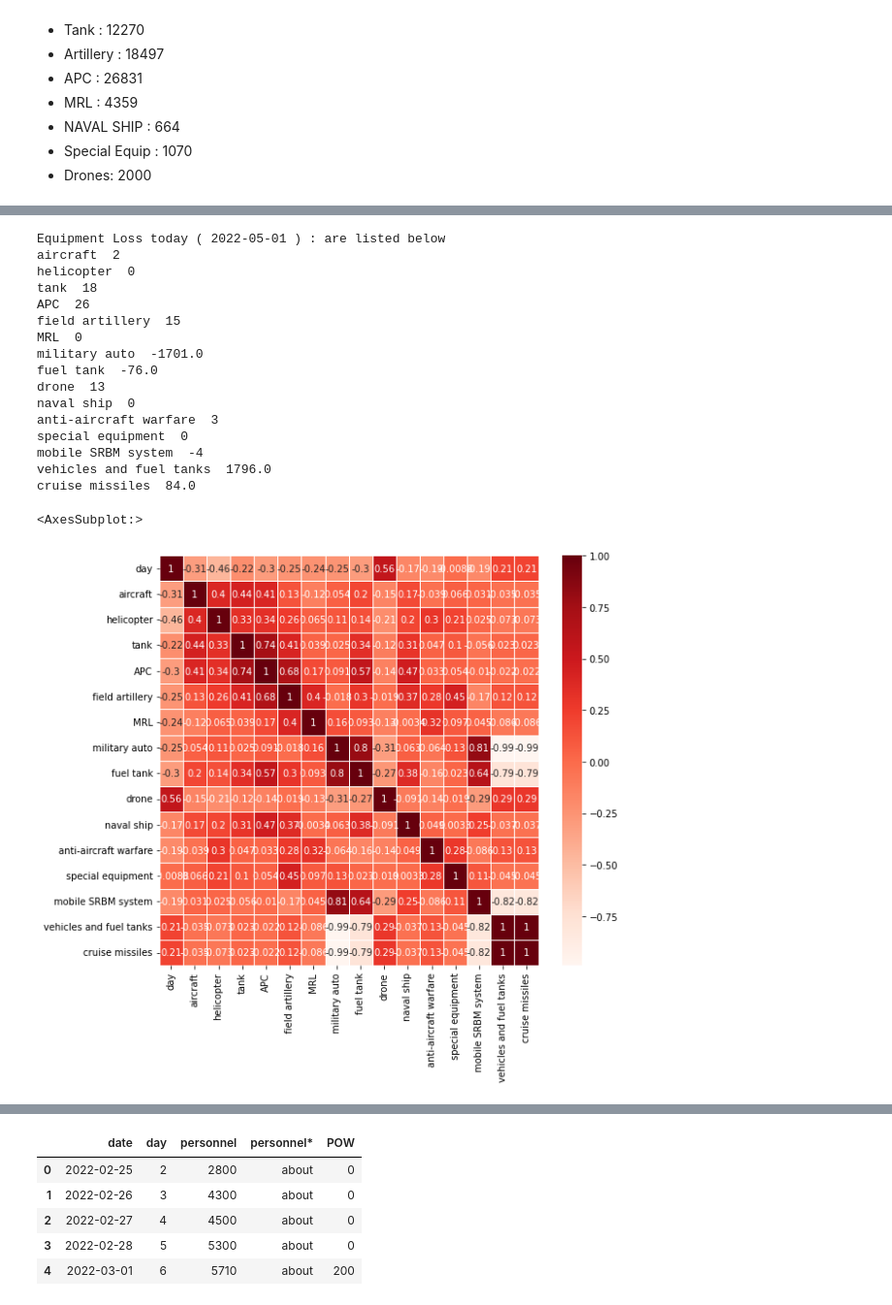
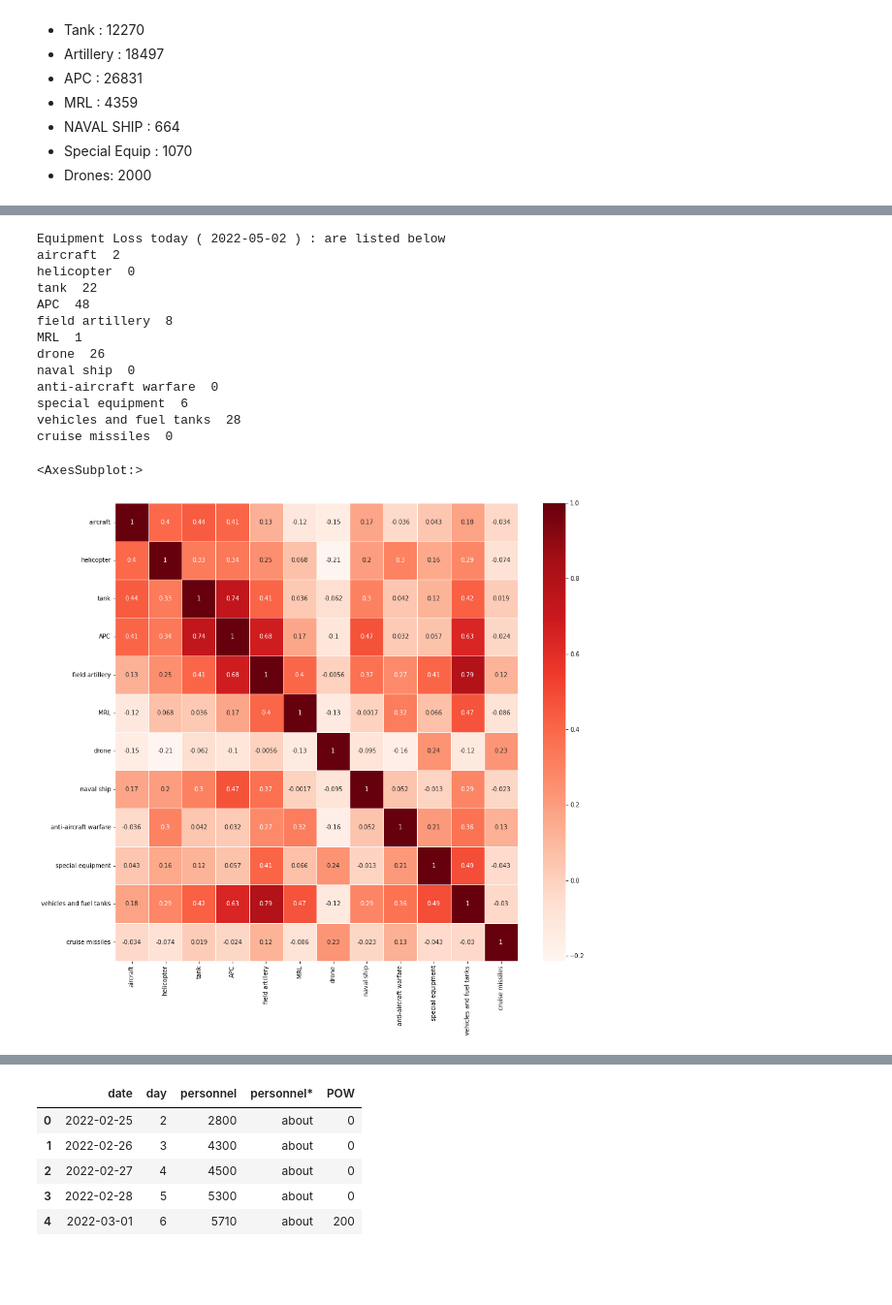
Before and after one commit to DhanushNarayanan7/Ukraine-Russia-Analysis, a Jupyter notebook: Ukraine_Russia_2022_Analysis.ipynb, the cells around one changed output, grey strips where cells are left out. Shown at 97% size. Saved outputs shown, nothing was run; the diff lists cells and outputs as text; code cells hidden in the pictures; blank space fills up the shorter version.

```diff
--- a/Ukraine_Russia_2022_Analysis.ipynb
+++ b/Ukraine_Russia_2022_Analysis.ipynb
@@ -67,3 +68,10 @@ mobile SRBM system         0
 vehicles and fuel tanks    0
 cruise missiles            0
 dtype: int64
+# %%
+i=0
+while i<=64:
+    df["vehicles and fuel tanks"][i]=df["military auto"][i]+df['fuel tank'][i]
+    i+=1
+
+df = df.drop(['military auto', 'fuel tank'], 1)
@@ -69,0 +83,9 @@ dtype: int64
+# %%
+i=0
+while i<=64:
+    df["cruise missiles"][i]=df["mobile SRBM system"][i]+df['cruise missiles'][i]
+    i+=1
+
+df= df.drop("mobile SRBM system", 1)
+df_subcopy=df.copy()
+df
@@ -70,11 +110,11 @@ dtype: int64
 # %%
 #cumulative describe
 #df.describe()
-today = date.today()
-yesterday= today - timedelta(days = 1)
+#today = date.today()
+#yesterday= today - timedelta(days = 1)
 
-needed_list=["aircraft","helicopter","tank","APC","field artillery","MRL","military auto","fuel tank","drone","naval ship","anti-aircraft warfare","special equipment","mobile SRBM system","vehicles and fuel tanks","cruise missiles"]
-print('\033[1m'"The Equipment Losses till ",yesterday," are listed Below :"'\033[0m')
+needed_list=["aircraft","helicopter","tank","APC","field artillery","MRL","drone","naval ship","anti-aircraft warfare","special equipment","vehicles and fuel tanks","cruise missiles"]
+print('\033[1m'"The Equipment Losses till ",df['date'].iloc[-1]," are listed Below :"'\033[0m')
 Total_loss_of_equipment=0
 for i in needed_list:
     Total_loss_of_equipment = Total_loss_of_equipment +df[i].max()
@@ -115,7 +152,7 @@ The total loss of equipments :  8472.0
 * Drones: 2000
 # %%
 #changing the dataframe from cumulative to daily change
-needed_list=["aircraft","helicopter","tank","APC","field artillery","MRL","military auto","fuel tank","drone","naval ship","anti-aircraft warfare","special equipment","mobile SRBM system","vehicles and fuel tanks","cruise missiles"]
+needed_list=["aircraft","helicopter","tank","APC","field artillery","MRL","drone","naval ship","anti-aircraft warfare","special equipment","vehicles and fuel tanks","cruise missiles"]
 for (columnName, columnData)  in df.iteritems():
     if columnName in needed_list:
         i=0
@@ -161,36 +195,34 @@ df.head()
 # %%
-today = date.today()
-yesterday= today - timedelta(days = 1)
-needed_list=["aircraft","helicopter","tank","APC","field artillery","MRL","military auto","fuel tank","drone","naval ship","anti-aircraft warfare","special equipment","mobile SRBM system","vehicles and fuel tanks","cruise missiles"]
-print('\033[1m'"Equipment Loss today (",yesterday,") : are listed below "'\033[0m')
+#today = date.today()
+#yesterday= today - timedelta(days = 1)
+needed_list=["aircraft","helicopter","tank","APC","field artillery","MRL","drone","naval ship","anti-aircraft warfare","special equipment","vehicles and fuel tanks","cruise missiles"]
+print('\033[1m'"Equipment Loss today (",df['date'].iloc[-1],") : are listed below "'\033[0m')
 for i in needed_list:
     print(i,'\033[1m',df[i].iloc[-1],'\033[0m')
 # %% [output]
-Equipment Loss today ( 2022-05-01 ) : are listed below
+Equipment Loss today ( 2022-05-02 ) : are listed below
 aircraft  2
 helicopter  0
-tank  18
-APC  26
-field artillery  15
-MRL  0
-military auto  -1701.0
-fuel tank  -76.0
-drone  13
+tank  22
+APC  48
+field artillery  8
+MRL  1
+drone  26
 naval ship  0
-anti-aircraft warfare  3
-special equipment  0
-mobile SRBM system  -4
-vehicles and fuel tanks  1796.0
-cruise missiles  84.0
+anti-aircraft warfare  0
+special equipment  6
+vehicles and fuel tanks  28
+cruise missiles  0
 # %%
 #correlation matrix for daily change
-
-correlation_mat = df.corr()
-f, ax = plt.subplots(figsize =(9, 8))
+df_corr=df.drop('day',1)
+#df_corr
+correlation_mat = df_corr.corr()
+f, ax = plt.subplots(figsize =(15, 14))
 sns.heatmap(correlation_mat,ax=ax, annot=True, cmap = 'Reds',linewidths=0.5)
 # %% [output]
 <AxesSubplot:>
-[figure, old version]
+[figure, new version]
 # %%
 #Normal Plotting for day vs equipment under daily change
 #needed_list=["aircraft","helicopter","tank","APC","field artillery","MRL","military auto","fuel tank","drone","naval ship","anti-aircraft warfare","special equipment","mobile SRBM system"]
```
Also changed, not shown: parts of 16 cells of this notebook.
